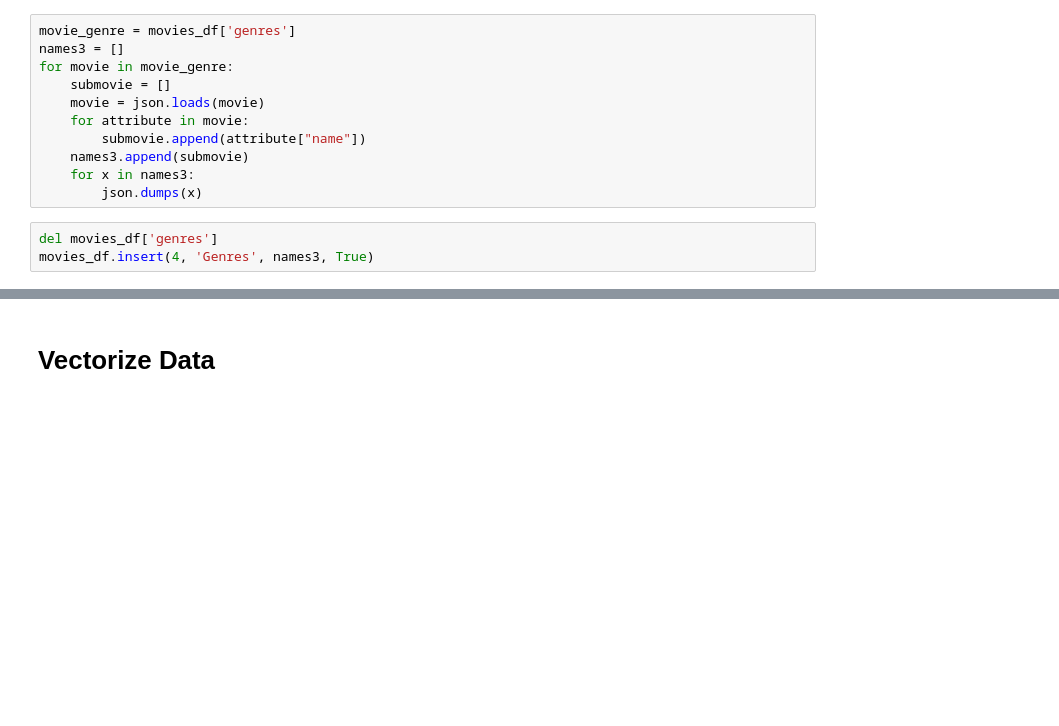
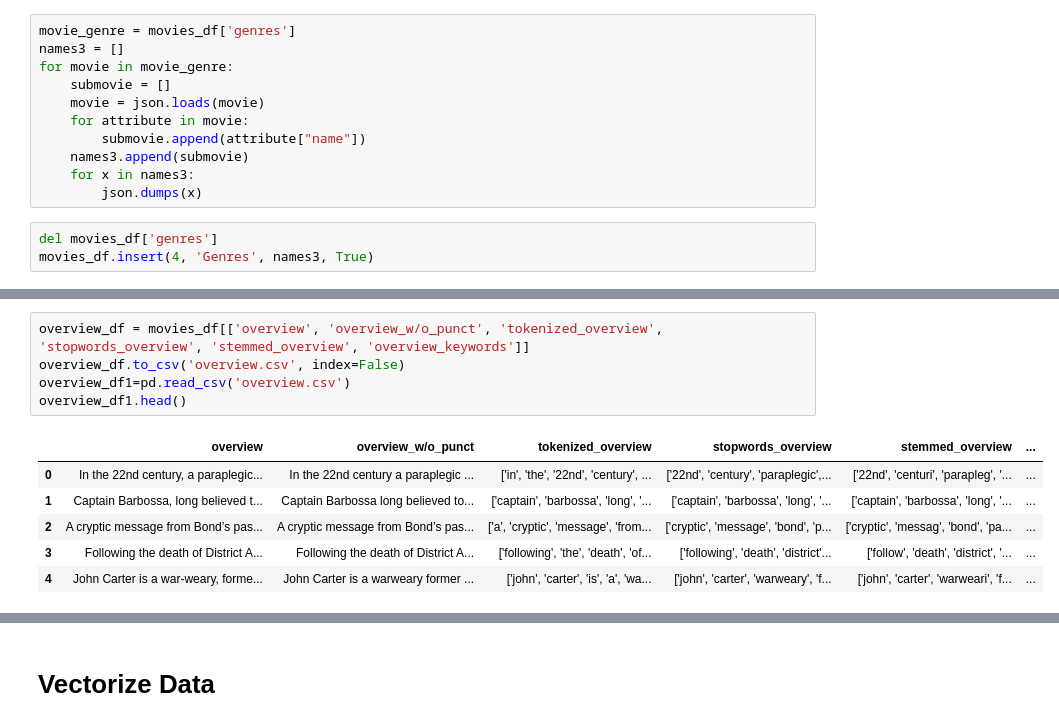
Before and after one commit to ana0nieva/CIS-3920-group-project, a Jupyter notebook: PR.ipynb, the cells around one changed output, grey strips where cells are left out. Drawn from its saved outputs; the diff is of its cells as text; blank space fills up the shorter version.

```diff
--- a/PR.ipynb
+++ b/PR.ipynb
@@ -262,0 +291,12 @@ movies_df
+# %%
+overview_df = movies_df[['overview', 'overview_w/o_punct', 'tokenized_overview', 'stopwords_overview', 'stemmed_overview', 'overview_keywords']]
+overview_df.to_csv('overview.csv', index=False)
+overview_df1=pd.read_csv('overview.csv')
+overview_df1.head()
+# %% [output]
+|  | overview | overview_w/o_punct | tokenized_overview | stopwords_overview | stemmed_overview | ... |
+| 0 | In the 22nd century, a paraplegic... | In the 22nd century a paraplegic ... | ['in', 'the', '22nd', 'century', ... | ['22nd', 'century', 'paraplegic',... | ['22nd', 'centuri', 'parapleg', '... | ... |
+| 1 | Captain Barbossa, long believed t... | Captain Barbossa long believed to... | ['captain', 'barbossa', 'long', '... | ['captain', 'barbossa', 'long', '... | ['captain', 'barbossa', 'long', '... | ... |
+| 2 | A cryptic message from Bond’s pas... | A cryptic message from Bond’s pas... | ['a', 'cryptic', 'message', 'from... | ['cryptic', 'message', 'bond', 'p... | ['cryptic', 'messag', 'bond', 'pa... | ... |
+| 3 | Following the death of District A... | Following the death of District A... | ['following', 'the', 'death', 'of... | ['following', 'death', 'district'... | ['follow', 'death', 'district', '... | ... |
+| 4 | John Carter is a war-weary, forme... | John Carter is a warweary former ... | ['john', 'carter', 'is', 'a', 'wa... | ['john', 'carter', 'warweary', 'f... | ['john', 'carter', 'warweari', 'f... | ... |
```
Also changed, not shown: parts of 14 cells of this notebook.
